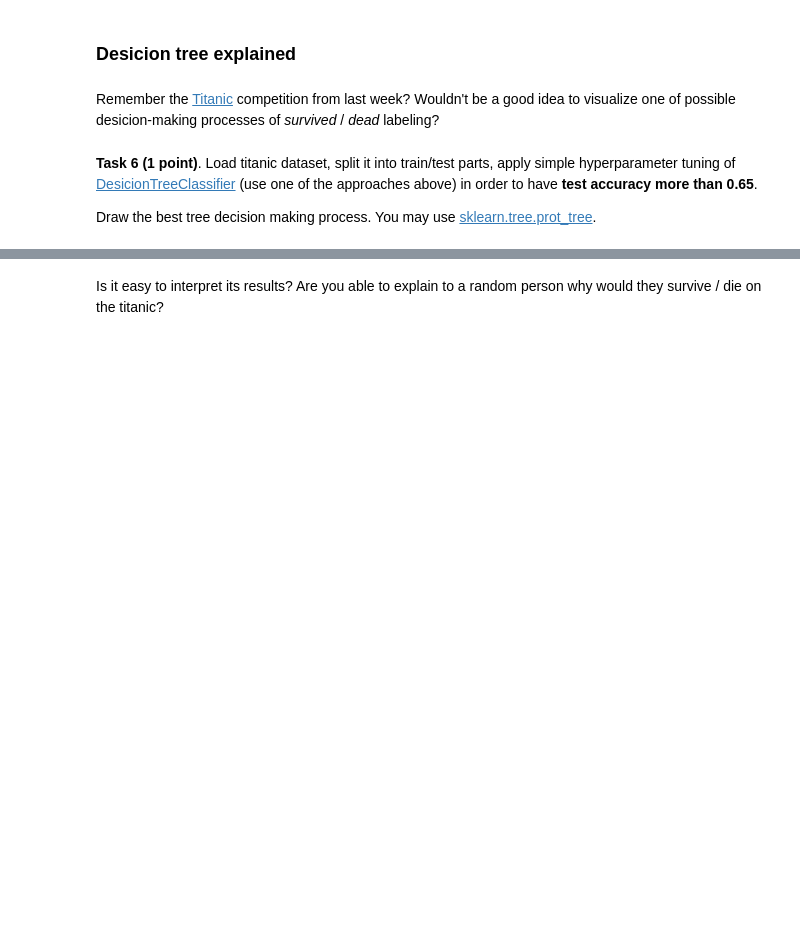
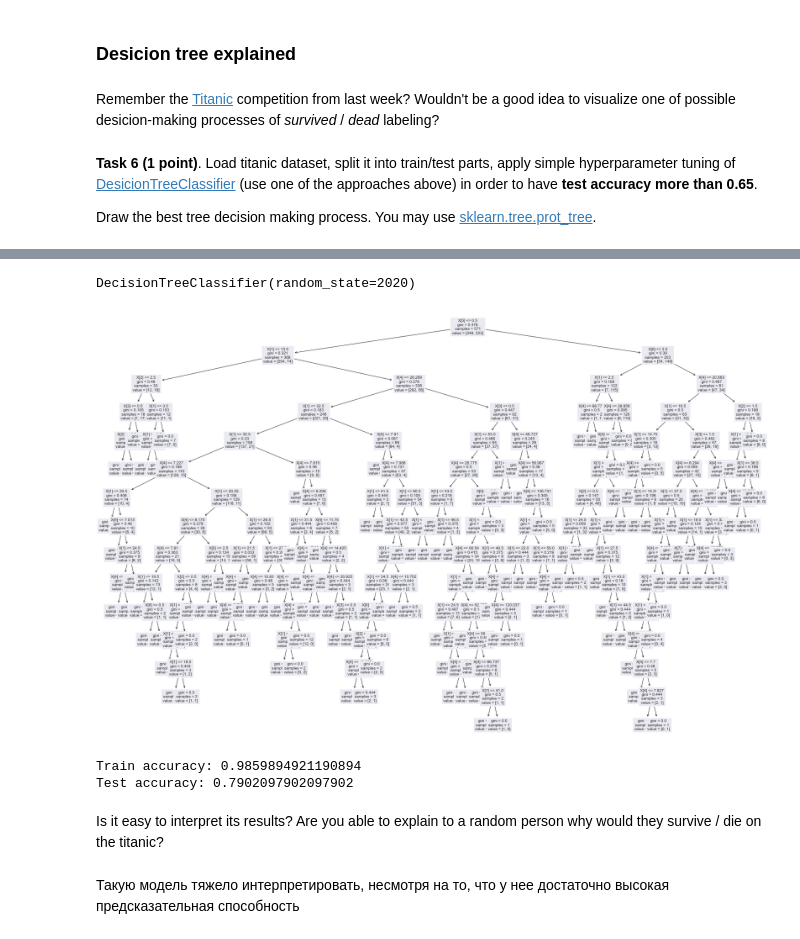
Before and after one commit to albert-bariev/rs-school-ml, a Jupyter notebook: 7_trees_and_ensembles.ipynb, the cells around one changed output, grey strips where cells are left out. Drawn from its saved outputs; the diff is of its cells as text; code cells hidden in the pictures; blank space fills up the shorter version.

```diff
--- a/7_trees_and_ensembles.ipynb
+++ b/7_trees_and_ensembles.ipynb
@@ -780,0 +801,4 @@ data.head()
+# %%
+df = pd.merge(left=data, right=embarked_dummies, left_index=True, right_index=True)
+df.drop(columns=['embarked', 'Q'], inplace=True)
+df.head()
@@ -781,3 +826,7 @@ data.head()
+# %%
+df.dropna(inplace=True)
+# %%
+X_train, X_test, y_train, y_test = train_test_split(df.drop(columns='survived'), df['survived'], test_size=0.2, random_state=RANDOM_STATE)
 # %%
 from sklearn.tree import DecisionTreeClassifier, plot_tree
 
@@ -786,2 +834,19 @@ plot_tree(clf)
+# %%
+clf.fit(X_train, y_train)
+# %% [output]
+DecisionTreeClassifier(random_state=2020)
+# %%
+plt.figure(figsize=(30,20))
+plot_tree(clf, fontsize=10);
+# %% [output]
+[figure, added]
+# %%
+print(f'Train accuracy: {accuracy_score(y_train, clf.predict(X_train))}')
+print(f'Test accuracy: {accuracy_score(y_test, clf.predict(X_test))}')
+# %% [output]
+Train accuracy: 0.9859894921190894
+Test accuracy: 0.7902097902097902
 # %% [markdown]
 Is it easy to interpret its results? Are you able to explain to a random person why would they survive / die on the titanic?
+# %% [markdown]
+Такую модель тяжело интерпретировать, несмотря на то, что у нее достаточно высокая предсказательная способность
```
Also changed, not shown: parts of 5 cells of this notebook.
